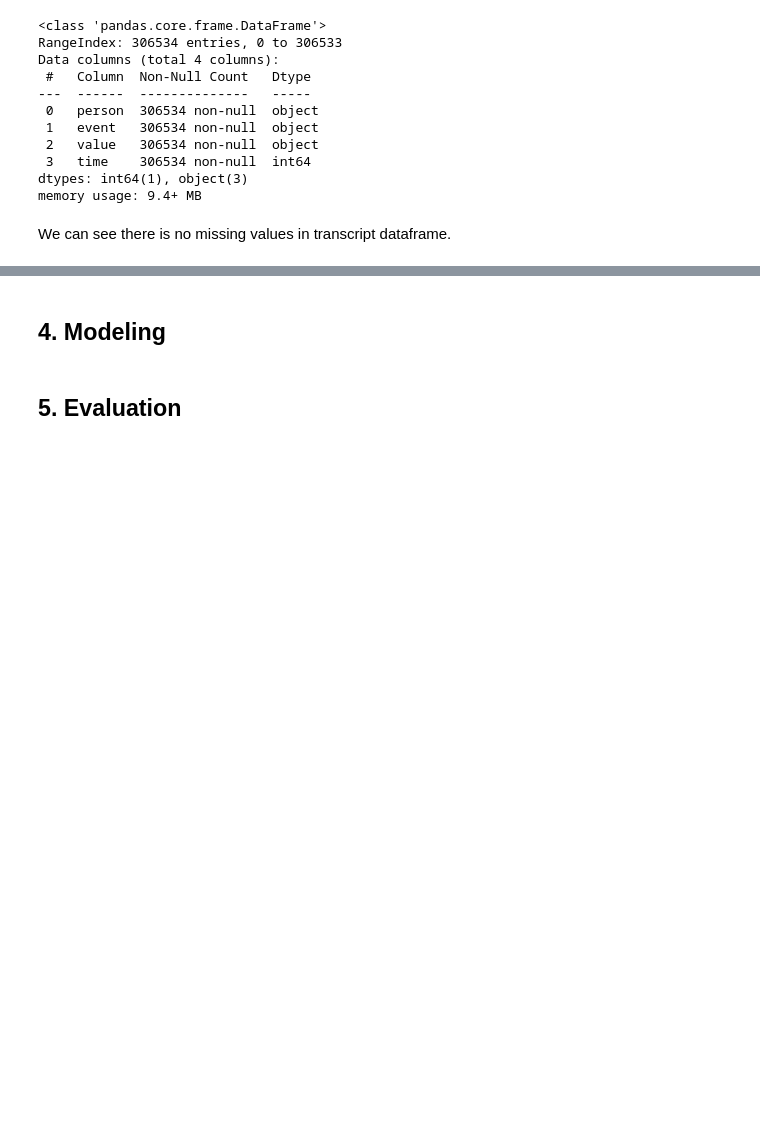
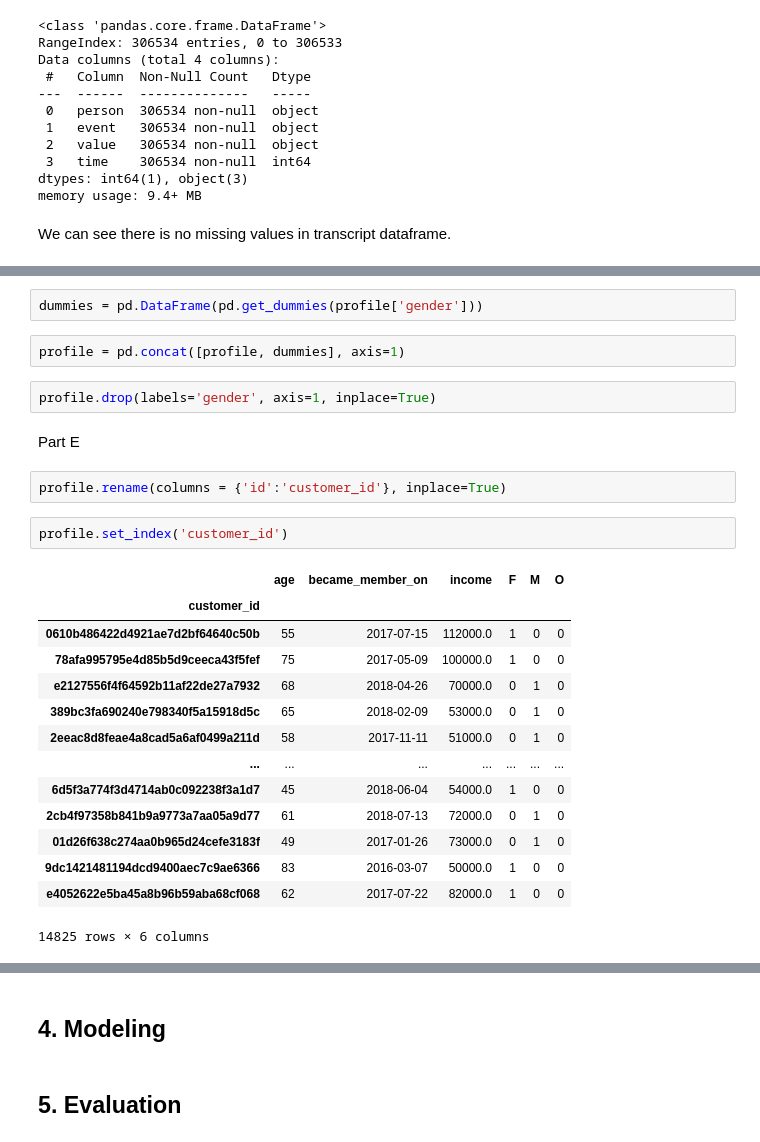
Before and after one commit to harryzyz/StarbucksPromotionProject, a Jupyter notebook: Starbucks_Capstone_notebook.ipynb, the cells around one changed output, grey strips where cells are left out. Saved outputs shown, nothing was run; the diff lists cells and outputs as text; blank space fills up the shorter version.

```diff
--- a/Starbucks_Capstone_notebook.ipynb
+++ b/Starbucks_Capstone_notebook.ipynb
@@ -172,0 +351,27 @@ Data cleaning especially important and tricky.
+# %%
+dummies = pd.DataFrame(pd.get_dummies(profile['gender']))
+# %%
+profile = pd.concat([profile, dummies], axis=1)
+# %%
+profile.drop(labels='gender', axis=1, inplace=True)
+# %% [markdown]
+Part E
+# %%
+profile.rename(columns = {'id':'customer_id'}, inplace=True)
+# %%
+profile.set_index('customer_id')
+# %% [output]
+|  | age | became_member_on | income | F | M | O |
+| customer_id |  |  |  |  |  |  |
+| 0610b486422d4921ae7d2bf64640c50b | 55 | 2017-07-15 | 112000.0 | 1 | 0 | 0 |
+| 78afa995795e4d85b5d9ceeca43f5fef | 75 | 2017-05-09 | 100000.0 | 1 | 0 | 0 |
+| e2127556f4f64592b11af22de27a7932 | 68 | 2018-04-26 | 70000.0 | 0 | 1 | 0 |
+| 389bc3fa690240e798340f5a15918d5c | 65 | 2018-02-09 | 53000.0 | 0 | 1 | 0 |
+| 2eeac8d8feae4a8cad5a6af0499a211d | 58 | 2017-11-11 | 51000.0 | 0 | 1 | 0 |
+| ... | ... | ... | ... | ... | ... | ... |
+| 6d5f3a774f3d4714ab0c092238f3a1d7 | 45 | 2018-06-04 | 54000.0 | 1 | 0 | 0 |
+| 2cb4f97358b841b9a9773a7aa05a9d77 | 61 | 2018-07-13 | 72000.0 | 0 | 1 | 0 |
+| 01d26f638c274aa0b965d24cefe3183f | 49 | 2017-01-26 | 73000.0 | 0 | 1 | 0 |
+| 9dc1421481194dcd9400aec7c9ae6366 | 83 | 2016-03-07 | 50000.0 | 1 | 0 | 0 |
+| e4052622e5ba45a8b96b59aba68cf068 | 62 | 2017-07-22 | 82000.0 | 1 | 0 | 0 |
+14825 rows × 6 columns
```
Also changed, not shown: parts of 69 cells of this notebook, 1 other file.
